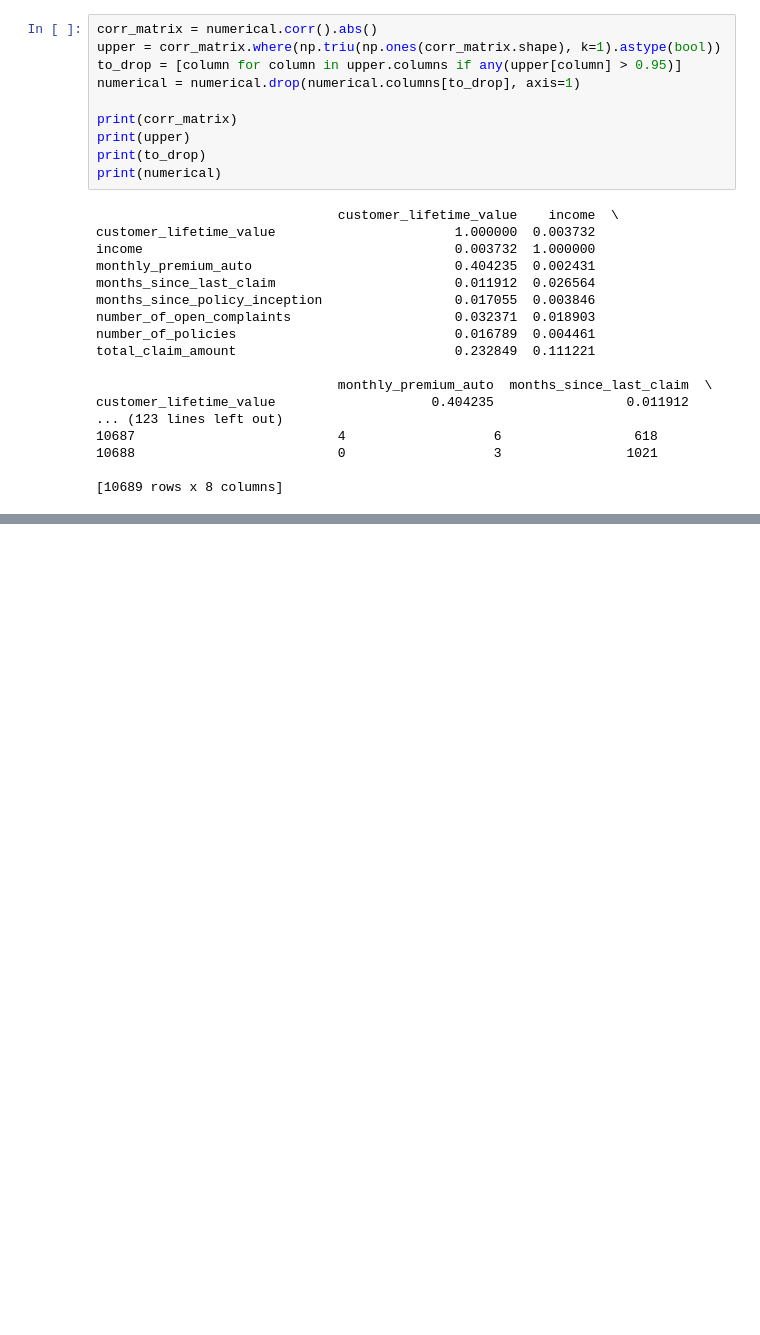
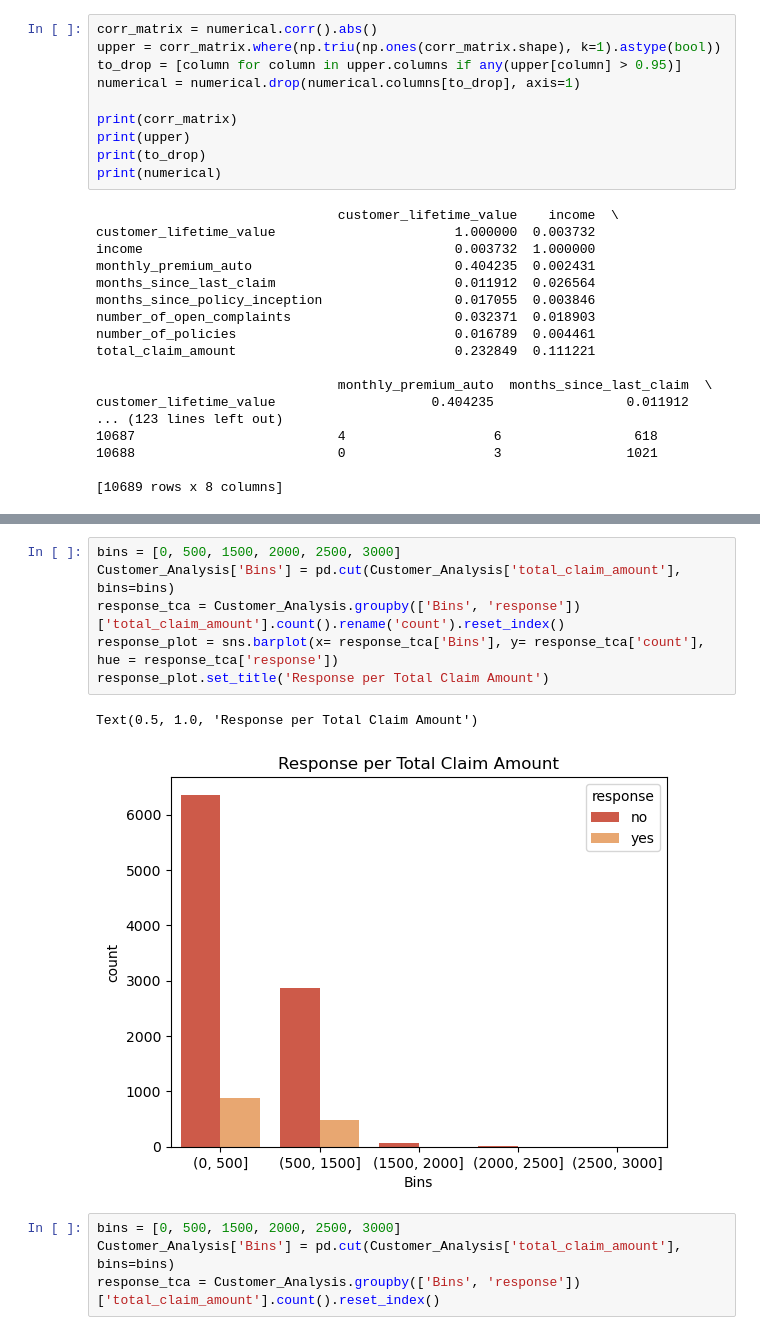
Before and after one commit to tahora-23/IH_AB_DA_FT_MAY_2023, a Jupyter notebook: Labs/2Week/wednesday/Lab_Wed.ipynb, the cells around one changed output, grey strips where cells are left out. Cells and saved outputs as stored; diff of their text form; blank space fills up the shorter version.

```diff
--- a/Labs/2Week/wednesday/Lab_Wed.ipynb
+++ b/Labs/2Week/wednesday/Lab_Wed.ipynb
@@ -103,0 +162,13 @@ customer_lifetime_value                    0.404235                 0.011912
+# %%
+bins = [0, 500, 1500, 2000, 2500, 3000]
+Customer_Analysis['Bins'] = pd.cut(Customer_Analysis['total_claim_amount'], bins=bins)
+response_tca = Customer_Analysis.groupby(['Bins', 'response'])['total_claim_amount'].count().rename('count').reset_index()
+response_plot = sns.barplot(x= response_tca['Bins'], y= response_tca['count'], hue = response_tca['response'])
+response_plot.set_title('Response per Total Claim Amount')
+# %% [output]
+Text(0.5, 1.0, 'Response per Total Claim Amount')
+[figure, added]
+# %%
+bins = [0, 500, 1500, 2000, 2500, 3000]
+Customer_Analysis['Bins'] = pd.cut(Customer_Analysis['total_claim_amount'], bins=bins)
+response_tca = Customer_Analysis.groupby(['Bins', 'response'])['total_claim_amount'].count().reset_index()
```
Also changed, not shown: parts of 16 cells of this notebook.
